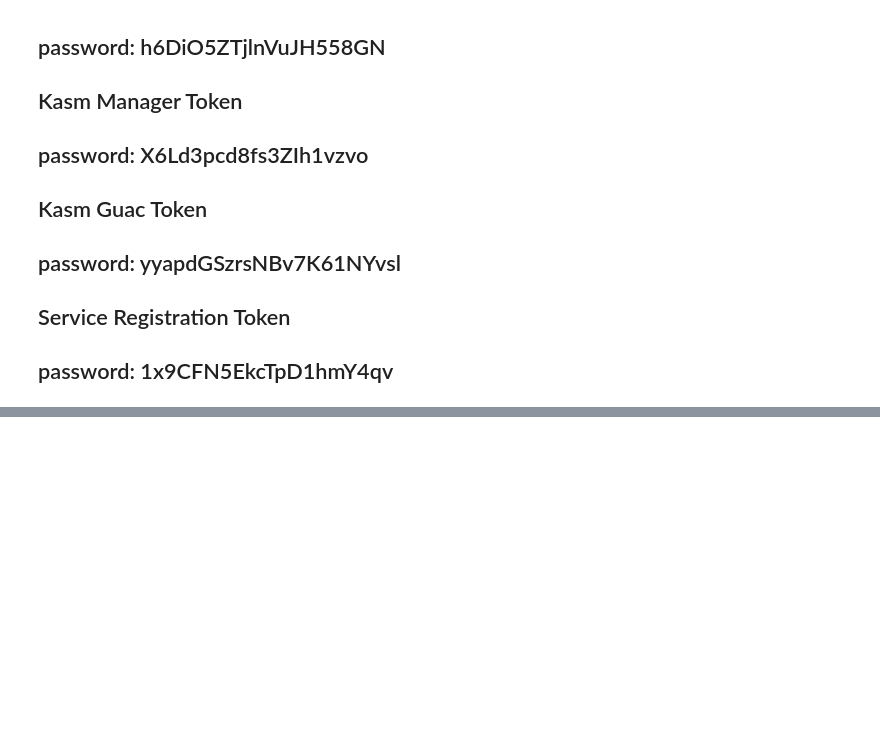
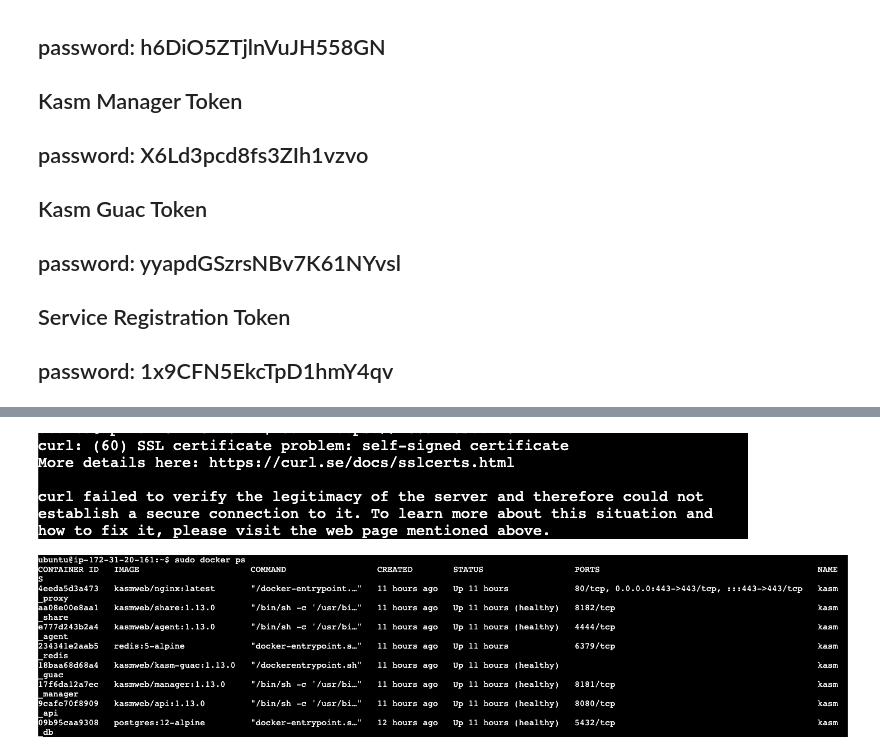
Before and after one commit to arnavk377/FirstFastPage, a Jupyter notebook: _notebooks/2023-04-02-kasm-guide.ipynb, the cells around one changed output, grey strips where cells are left out. Cells and saved outputs as stored; diff of their text form; code cells hidden in the pictures; blank space fills up the shorter version.

```diff
--- a/_notebooks/2023-04-02-kasm-guide.ipynb
+++ b/_notebooks/2023-04-02-kasm-guide.ipynb
@@ -99,0 +104,10 @@ Service Registration Token
+# %%
+from PIL import Image
+k1 = Image.open('../images/kwork1.png')
+k2 = Image.open('../images/kwork2.png')
+
+display(k1)
+display(k2)
+# %% [output]
+[figure, added]
+[figure, added]
```
Also changed, not shown: parts of 1 cell of this notebook, 2 other files.
